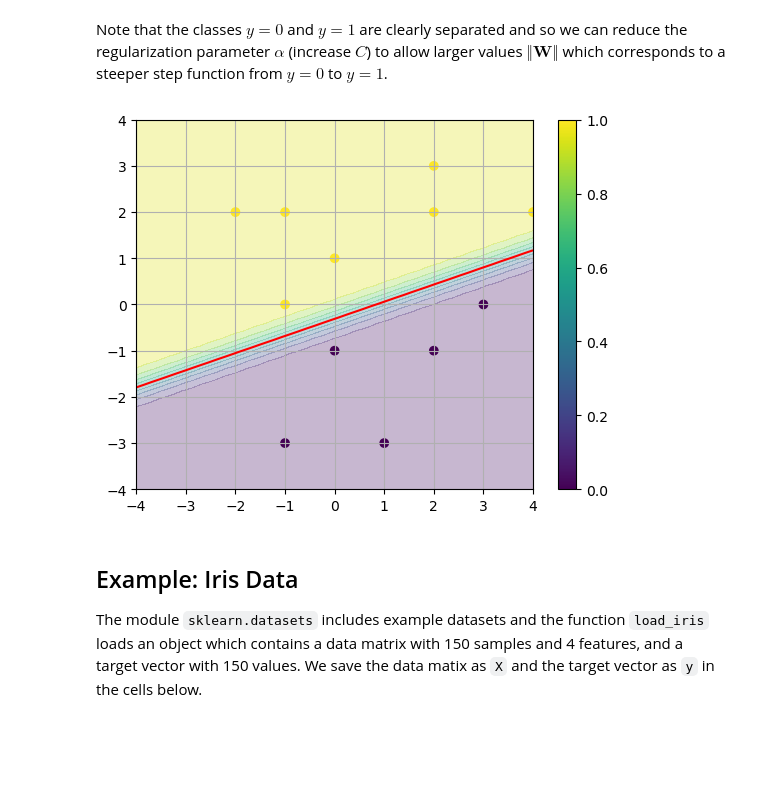
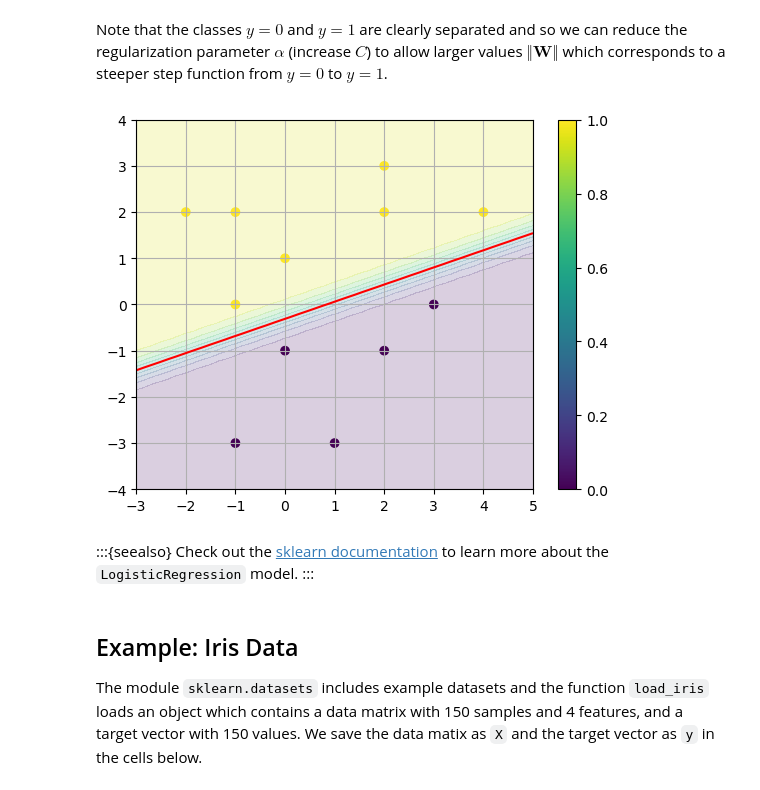
Before and after one commit to UBCMath/MATH360, a Jupyter notebook: data-driven/logistic-regression/multivariable.ipynb, the cells around one changed output. Drawn from its saved outputs; the diff is of its cells as text; code cells hidden in the pictures; blank space fills up the shorter version.

```diff
--- a/data-driven/logistic-regression/multivariable.ipynb
+++ b/data-driven/logistic-regression/multivariable.ipynb
@@ -142,20 +142,24 @@ plt.show()
 # %% [markdown]
 Note that the classes $y=0$ and $y=1$ are clearly separated and so we can reduce the regularization parameter $\alpha$ (increase $C$) to allow larger values $\Vert \mathbf{W} \Vert$ which corresponds to a steeper step function from $y=0$ to $y=1$.
 # %%
-x0 = np.linspace(-4,4,50); x1 = np.linspace(-4,4,50);
+x0 = np.linspace(-3,5,50); x1 = np.linspace(-4,4,50);
 X0,X1 = np.meshgrid(x0,x1)
 
 model = LogisticRegression(C=100).fit(X,y)
 W0 = model.coef_[0,0]; W1 = model.coef_[0,1]; b = model.intercept_[0]
 Y = 1/(1 + np.exp(-(W0*X0 + W1*X1 + b)))
-plt.contourf(X0,X1,Y,levels=10,alpha=0.3)
+plt.contourf(X0,X1,Y,levels=10,alpha=0.2)
 plt.contour(X0,X1,Y,levels=[0.5],colors='r')
 
 plt.scatter(X[:,0],X[:,1],c=y)
 plt.grid(True), plt.colorbar()
 plt.show()
 # %% [output]
-[figure, old version]
+[figure, new version]
+# %% [markdown]
+:::{seealso}
+Check out the [sklearn documentation](https://scikit-learn.org/stable/modules/linear_model.html#logistic-regression) to learn more about the `LogisticRegression` model.
+:::
 # %% [markdown]
 ## Example: Iris Data
 
```
Also changed, not shown: parts of 5 cells of this notebook, 2 other files.
